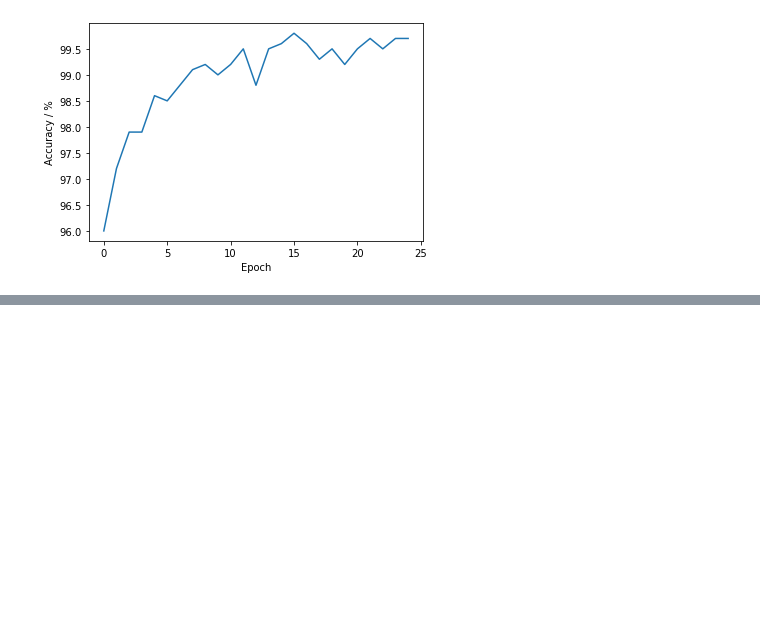
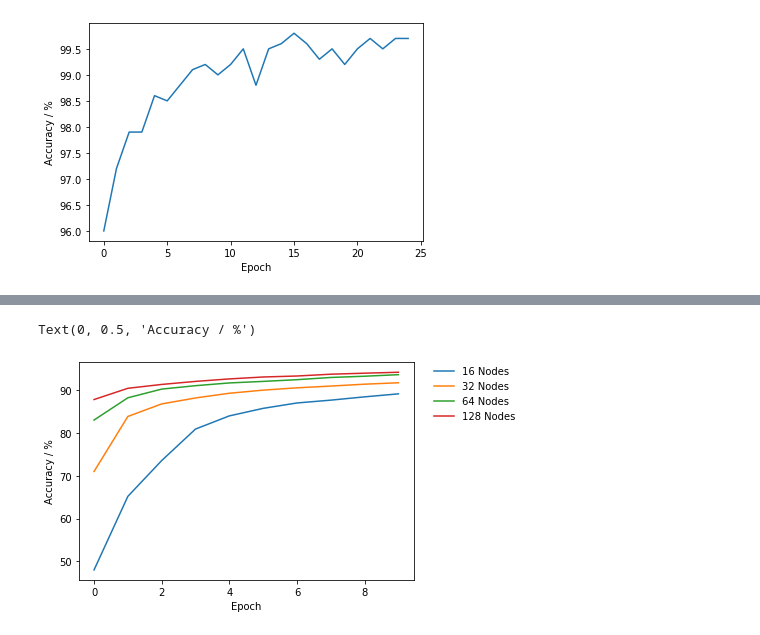
Before and after one commit to J-Heidecke/IN3063_Maths_for_AI, a Jupyter notebook: Visualizations.ipynb, the cells around one changed output, grey strips where cells are left out. Saved outputs shown, nothing was run; the diff lists cells and outputs as text; code cells hidden in the pictures; blank space fills up the shorter version.

```diff
--- a/Visualizations.ipynb
+++ b/Visualizations.ipynb
@@ -61,0 +95,16 @@ Text(0, 0.5, 'Accuracy / %')
+# %%
+task2_Nodes = {'16' : [48.00, 65.19, 73.55, 80.91, 83.99, 85.75, 87.01, 87.67, 88.44, 89.14],
+              '32': [71.00, 83.86, 86.79, 88.18, 89.28, 90.01, 90.55, 90.96, 91.40, 91.73],
+              '64' : [83.02, 88.22, 90.25, 91.05, 91.69, 92.05, 92.45, 92.97, 93.26, 93.62],
+              '128' : [87.81, 90.44, 91.34, 92.05, 92.63, 93.08, 93.31, 93.73, 93.97, 94.19]}
+
+plt.plot(task2_Nodes['16'], label = '16 Nodes')
+plt.plot(task2_Nodes['32'], label = '32 Nodes')
+plt.plot(task2_Nodes['64'], label = '64 Nodes')
+plt.plot(task2_Nodes['128'], label = '128 Nodes')
+plt.legend(bbox_to_anchor=(1.05, 1), loc='upper left', borderaxespad=0., frameon=False)
+plt.xlabel('Epoch')
+plt.ylabel('Accuracy / %')
+# %% [output]
+Text(0, 0.5, 'Accuracy / %')
+[figure, added]
```
Also changed, not shown: parts of 6 cells of this notebook, 8 other files.
